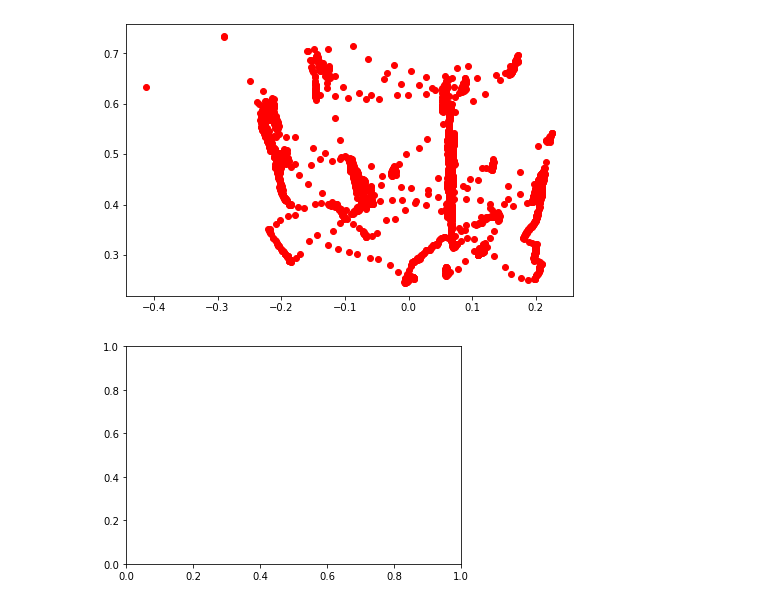
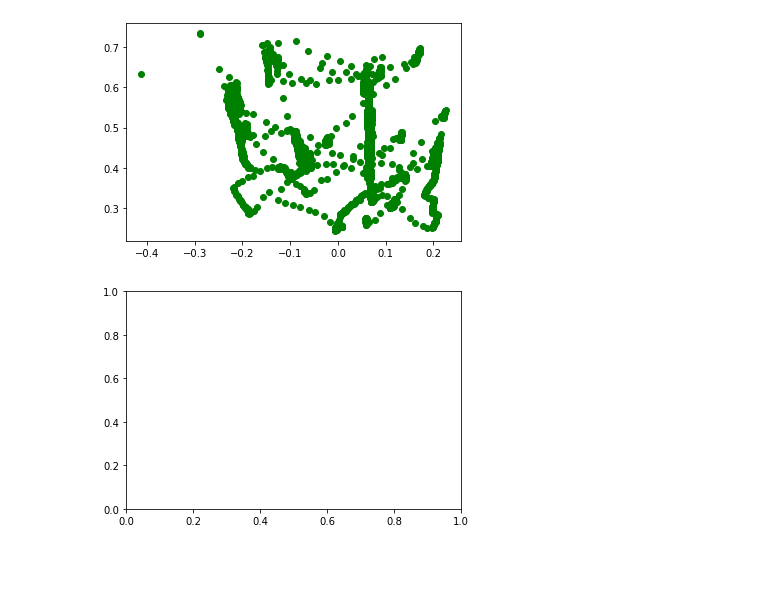
Before and after one commit to toelt-llc/KiPy, a Jupyter notebook: code/preprocessing.ipynb, the cells around one changed output. Cells and saved outputs as stored; diff of their text form; code cells hidden in the pictures; blank space fills up the shorter version.

```diff
--- a/code/preprocessing.ipynb
+++ b/code/preprocessing.ipynb
@@ -1,5 +1,7 @@
 # %%
 import pandas as pd
 # %%
-results = pd.read_csv("../files/Object Hit - [Child - practice] - RIGHT - 12_02.csv",encoding= 'unicode_escape', sep=',',skiprows = 390, parse_dates=[0,1,2])
+FILEPATH = "../files/Object Hit - [Child - practice] - RIGHT - 12_02.csv"
+results = pd.read_csv(FILEPATH,encoding= 'unicode_escape', sep=',',skiprows = 390, parse_dates=[0,1,2])
 # Sorted by Frame number
+results
@@ -14,14 +30,14 @@ import numpy as np
 import matplotlib.pyplot as plt
 import matplotlib.animation as animation
 # %%
-fig = plt.figure(figsize=(8,5))
+fig = plt.figure()
 i = 0
 while i < len(gazeX):
-    plt.plot(gazeX[i],gazeY[i],'ro')
+    plt.plot(gazeX[i],gazeY[i],'go')
     i+=1
 plt.show()
 # %% [output]
-[figure, old version]
+[figure, new version]
 # %%
 # Doesn't work on ipynb but works on a script
 
```
Also changed, not shown: parts of 8 cells of this notebook, 2 other files.
